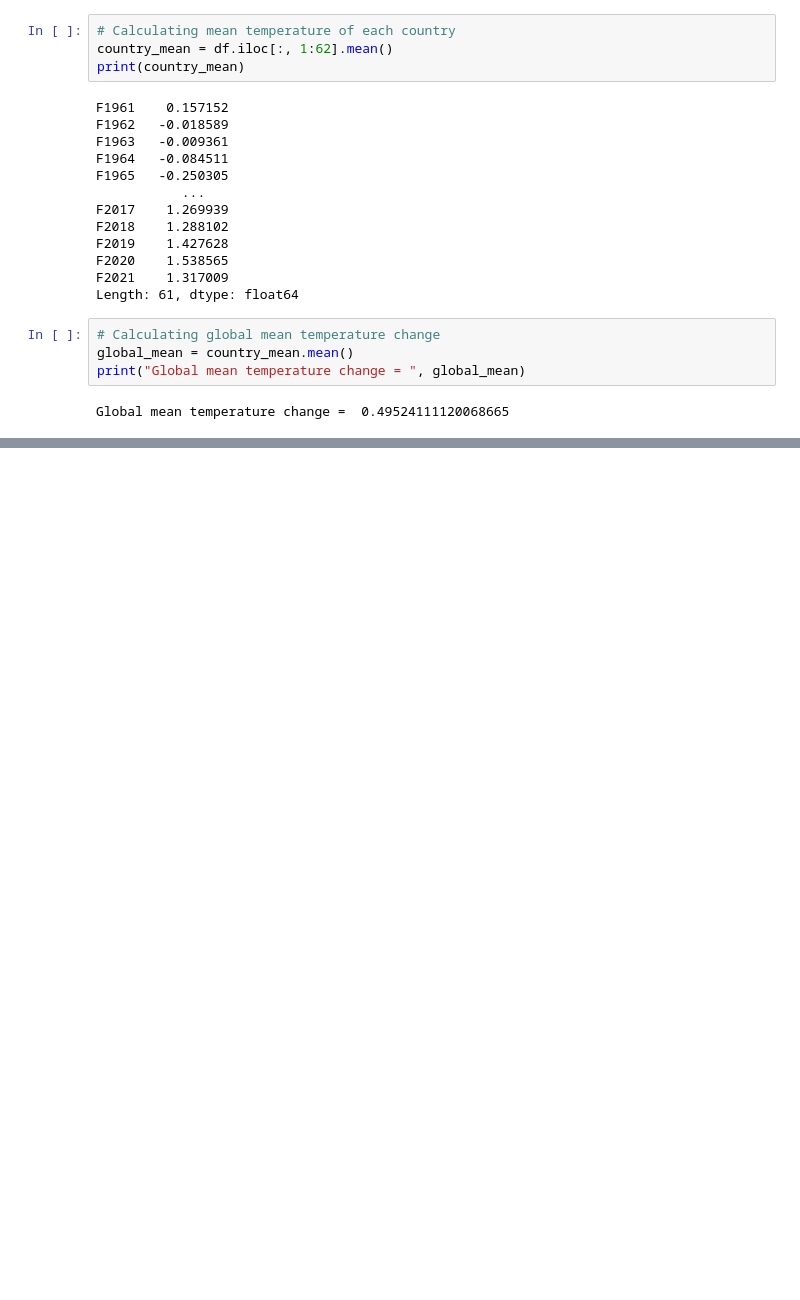
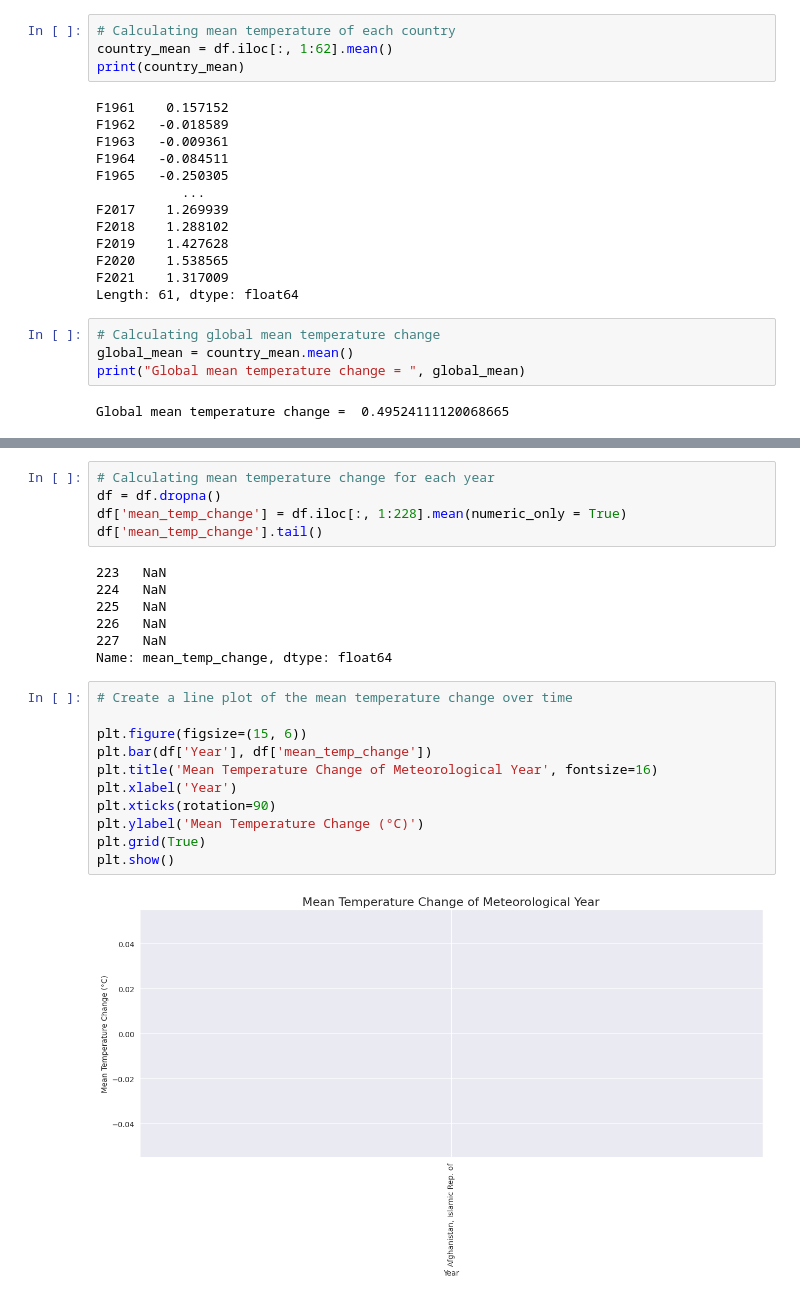
Before and after one commit to ameya932/Climate-Change-Analysis, a Jupyter notebook: Climate_Change.ipynb, the cells around one changed output, grey strips where cells are left out. Drawn from its saved outputs; the diff is of its cells as text; blank space fills up the shorter version.

```diff
--- a/Climate_Change.ipynb
+++ b/Climate_Change.ipynb
@@ -226,0 +224,25 @@ df.tail()
+# %%
+# Calculating mean temperature change for each year
+df = df.dropna()
+df['mean_temp_change'] = df.iloc[:, 1:228].mean(numeric_only = True)
+df['mean_temp_change'].tail()
+# %% [output]
+223   NaN
+224   NaN
+225   NaN
+226   NaN
+227   NaN
+Name: mean_temp_change, dtype: float64
+# %%
+# Create a line plot of the mean temperature change over time
+
+plt.figure(figsize=(15, 6))
+plt.bar(df['Year'], df['mean_temp_change'])
+plt.title('Mean Temperature Change of Meteorological Year', fontsize=16)
+plt.xlabel('Year')
+plt.xticks(rotation=90)
+plt.ylabel('Mean Temperature Change (°C)')
+plt.grid(True)
+plt.show()
+# %% [output]
+[figure, added]
```
Also changed, not shown: parts of 7 cells of this notebook.
